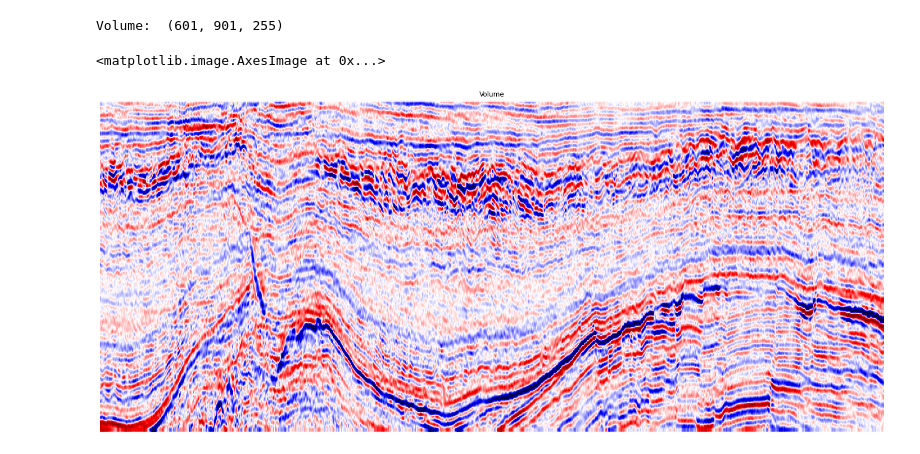
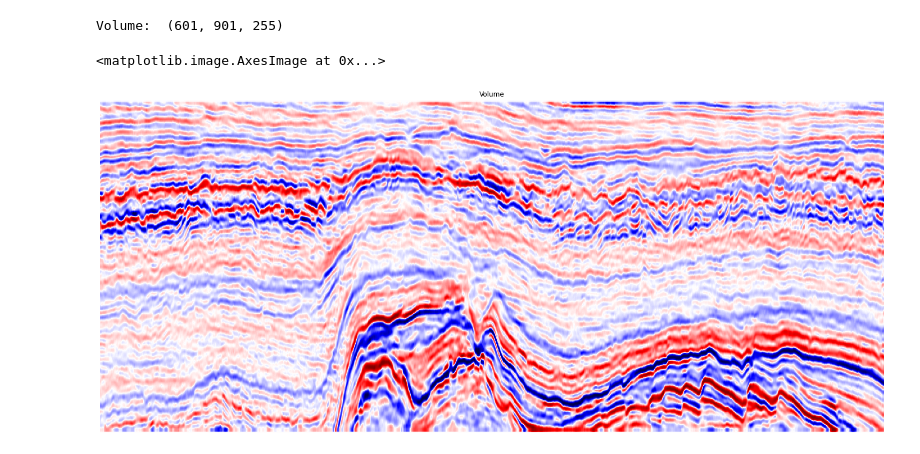
Before and after one commit to neliareis/multiple-attribute-analysis, a Jupyter notebook: npy_to_sgy.ipynb, the cells around one changed output. Saved outputs shown, nothing was run; the diff lists cells and outputs as text; code cells hidden in the pictures.

```diff
--- a/npy_to_sgy.ipynb
+++ b/npy_to_sgy.ipynb
@@ -27,8 +27,8 @@ volume = st.cube(filename)
 # %%
 plt.figure(figsize=(25, 20))
 plt.title("Volume")
 plt.axis('off')
-plt.imshow(np.fliplr(volume.T[:, :, 1]), aspect=1.5, cmap='seismic')
+plt.imshow(np.fliplr(volume.T[:, :, 325]), aspect=1.5, cmap='seismic')
 # %% [output]
 <matplotlib.image.AxesImage at 0x...>
-[figure, old version]
+[figure, new version]
```
Also changed, not shown: 1 other file.
